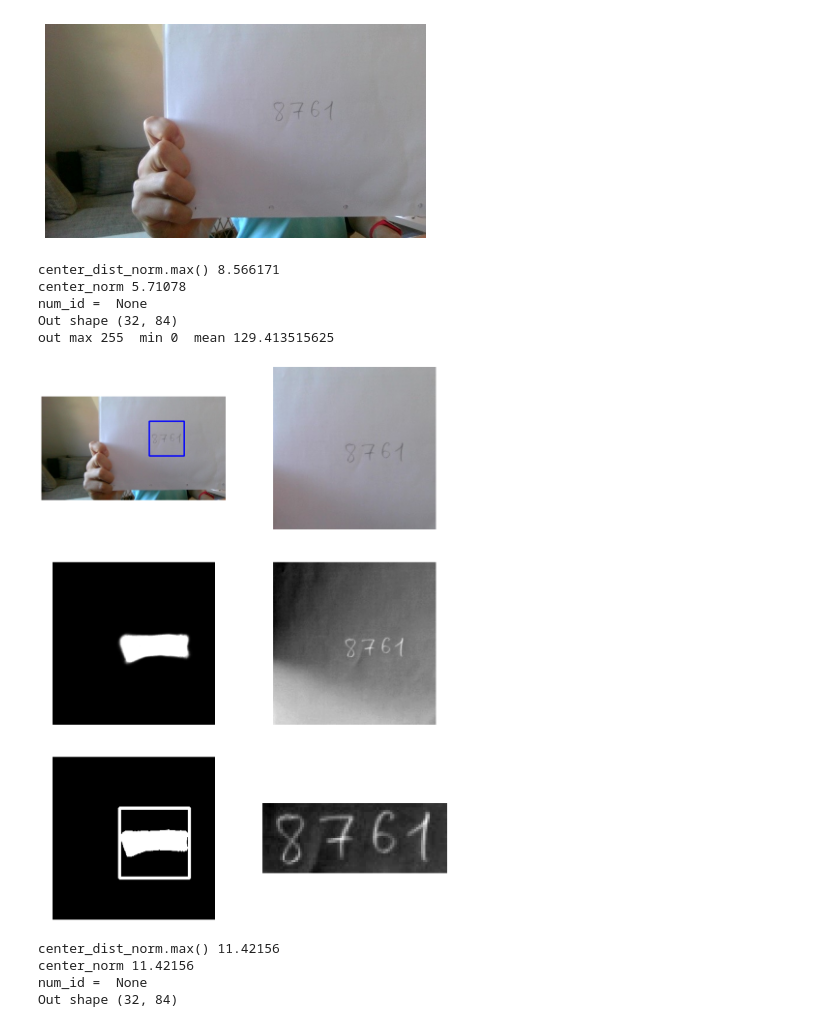
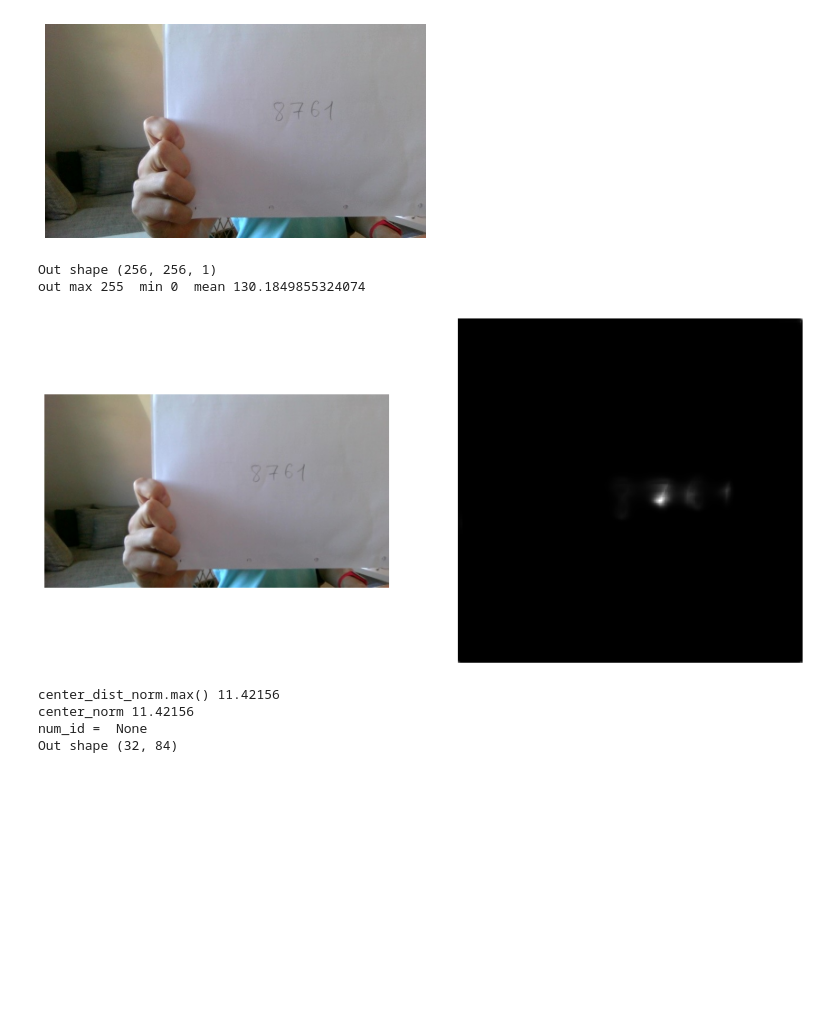
Before and after one commit to tunmustard/features_extractions, a Jupyter notebook: projects/billid/main_detect_pipeline.ipynb, the cells around one changed output. Drawn from its saved outputs; the diff is of its cells as text; code cells hidden in the pictures; blank space fills up the shorter version.

```diff
--- a/projects/billid/main_detect_pipeline.ipynb
+++ b/projects/billid/main_detect_pipeline.ipynb
@@ -31,8 +31,8 @@ from featexlib import *
 tf.compat.v1.enable_eager_execution()
 # %%
 ##Load scaler
-scaler = pickle.load(open('../../models/scalers/dig4_256x256_unet_acc09886_scaler.pkl','rb'))
-scaler_feat = pickle.load(open('../../models/scalers/dig4_256f_e5_cl2000_acc100_on_1000.pkl','rb'))
+scaler = pickle.load(open('../../models/scalers/billid_256x256_unet_scaler_v_test_1.pkl','rb'))
+#scaler_feat = pickle.load(open('../../models/scalers/dig4_256f_e5_cl2000_acc100_on_1000.pkl','rb'))
 # %%
 ###Loading models
 
@@ -1136,37 +1133,27 @@ Debug.show_images_list([test_image[:,:,[2,1,0]]],col_number = 2, height=7)
 # %%
 ######################################FOR UNET TINY DETECTION
 out = production(test_image)
 
 if(out[3].data is not None):
     print("Out shape",out[3].data.shape)
     Debug.show_images_list([
         out[0].data[:,:,[2,1,0]],
-        out[4].data[:,:,[2,1,0]],
-        out[5].data.reshape(out[5].data.shape[0],out[5].data.shape[1]),
-        out[1].data.reshape(out[1].data.shape[0],out[1].data.shape[1]),
-        out[2].data.reshape(out[2].data.shape[0],out[2].data.shape[1]),
         out[3].data.reshape(out[3].data.shape[0],out[3].data.shape[1])
     ],
     col_number = 2, height=7)
 else:
     print("Nothing detected")
     Debug.show_images_list([
         out[0].data[:,:,[2,1,0]],
-        #out[1].data.reshape(out[1].data.shape[0],out[1].data.shape[1]),
-        out[2].data.reshape(out[2].data.shape[0],out[2].data.shape[1]),
-        #out[3].data.reshape(out[3].data.shape[0],out[3].data.shape[1])
     ],
     col_number = 4, height=5)
 print("out max",out[0].data.max(), " min",out[0].data.min(), " mean",out[0].data.mean())
 #dbug.Debug.show_images_list([test_image[:,:,[2,1,0]],out.data.reshape(out.data.shape[0],out.data.shape[1])], col_number = 4, height=5)
 #dbug.Debug.show_images_list([test_image[:,:,[2,1,0]],out.data[:,:,[2,1,0]]], col_number = 4, height=5)
 # %% [output]
-center_dist_norm.max() 8.566171
-center_norm 5.71078
-num_id =  None
-Out shape (32, 84)
-out max 255  min 0  mean 129.413515625
+Out shape (256, 256, 1)
+out max 255  min 0  mean 130.1849855324074
-[figure, old version]
+[figure, new version]
 # %%
 ######################################FOR EAST detection DETECTION
 out = production(test_image_1)
```
Also changed, not shown: parts of 5 cells of this notebook, 6 other files.
